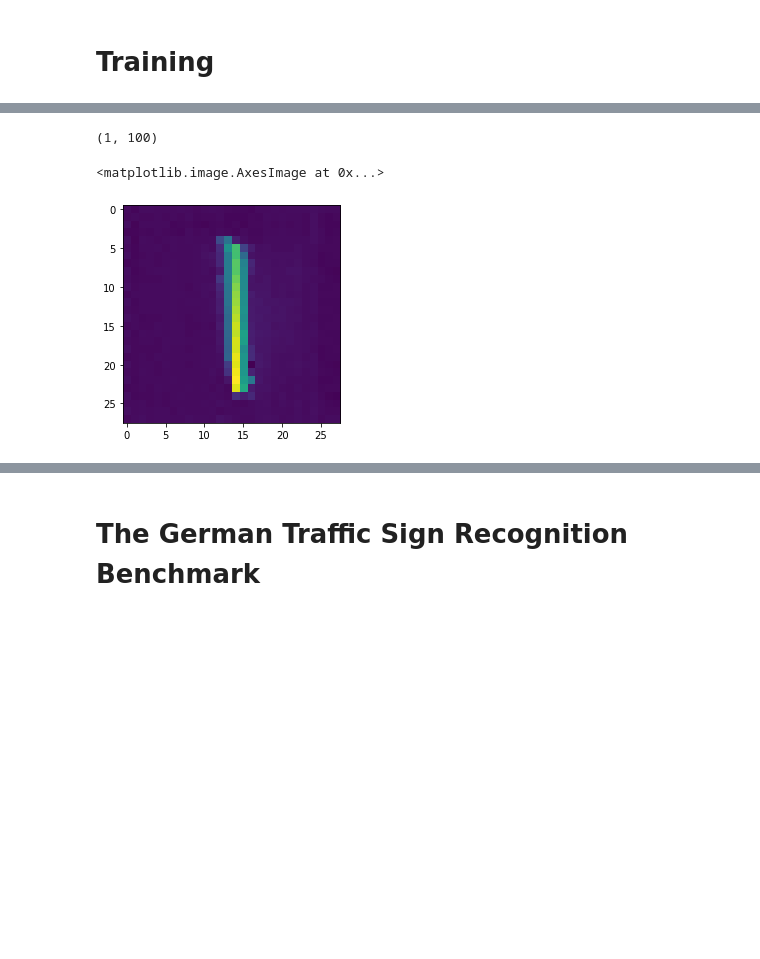
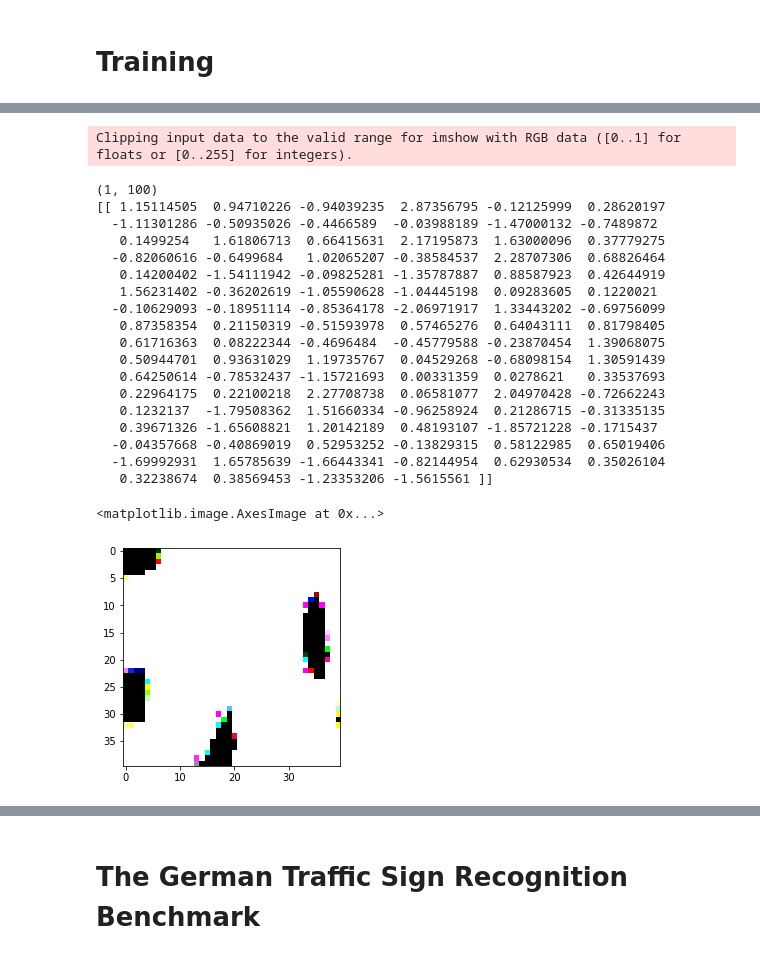
Before and after one commit to mehrotrasan16/NoisyGANMisclassifier, a Jupyter notebook: cs540-project-GANs-MNIST.ipynb, the cells around one changed output, grey strips where cells are left out. Saved outputs shown, nothing was run; the diff lists cells and outputs as text; code cells hidden in the pictures; blank space fills up the shorter version.

```diff
--- a/cs540-project-GANs-MNIST.ipynb
+++ b/cs540-project-GANs-MNIST.ipynb
@@ -101,16 +156,26 @@ def make_generator_model():
 
     model = tf.keras.Sequential()
     # H=7, W=7, filters=256  input_shape is random 100 numbers as a input
-    model.add(tf.keras.layers.Dense(7*7*256, input_shape=(100,)))
+    model.add(tf.keras.layers.Dense(10*10*256, input_shape=(100,)))
+
 
     model.add(tf.keras.layers.BatchNormalization())
-    model.add(tf.keras.layers.Reshape( (7,7,256) ))
+    model.add(tf.keras.layers.Reshape( (10,10,256) ))
+    assert model.output_shape == (None, 10, 10, 256)  # Note: None is the batch size
+
+
     model.add(tf.keras.layers.Conv2DTranspose(128, (3,3), padding='same'))
+    assert model.output_shape == (None, 10, 10, 128)
+
     model.add(tf.keras.layers.BatchNormalization())
 #     model.add(tf.keras.layers.Reshape())
     model.add(tf.keras.layers.Conv2DTranspose(64, (3,3), strides=(2,2), padding='same'))
+    assert model.output_shape == (None, 20, 20, 64)
+
     model.add(tf.keras.layers.BatchNormalization())
-    model.add(tf.keras.layers.Conv2DTranspose(1, (3,3), strides=(2,2), padding='same'))
+    model.add(tf.keras.layers.Conv2DTranspose(3, (3,3), strides=(2,2), padding='same'))
+    print(model.output_shape)
+    assert model.output_shape == (None, 40, 40, 3)
 
     return model
 # %%
@@ -173,12 +261,30 @@ train(train_dataset, 60)
 # %%
 in_digit = np.random.randn(1,100)
 print(in_digit.shape)
-# print(in_digit)
-plt.imshow(tf.reshape(generator(in_digit), (28,28)))
+print(in_digit)
+plt.imshow(tf.reshape(generator(in_digit), (40,40,3)))
 # %% [output]
-(1, 100)
+Clipping input data to the valid range for imshow with RGB data ([0..1] for floats or [0..255] for integers).
-<matplotlib.image.AxesImage at 0x...>
+(1, 100)
+[[ 1.15114505  0.94710226 -0.94039235  2.87356795 -0.12125999  0.28620197
+  -1.11301286 -0.50935026 -0.4466589  -0.03988189 -1.47000132 -0.7489872
+   0.1499254   1.61806713  0.66415631  2.17195873  1.63000096  0.37779275
+  -0.82060616 -0.6499684   1.02065207 -0.38584537  2.28707306  0.68826464
+   0.14200402 -1.54111942 -0.09825281 -1.35787887  0.88587923  0.42644919
+   1.56231402 -0.36202619 -1.05590628 -1.04445198  0.09283605  0.1220021
+  -0.10629093 -0.18951114 -0.85364178 -2.06971917  1.33443202 -0.69756099
+   0.87358354  0.21150319 -0.51593978  0.57465276  0.64043111  0.81798405
+   0.61716363  0.08222344 -0.4696484  -0.45779588 -0.23870454  1.39068075
+   0.50944701  0.93631029  1.19735767  0.04529268 -0.68098154  1.30591439
+   0.64250614 -0.78532437 -1.15721693  0.00331359  0.0278621   0.33537693
+   0.22964175  0.22100218  2.27708738  0.06581077  2.04970428 -0.72662243
+   0.1232137  -1.79508362  1.51660334 -0.96258924  0.21286715 -0.31335135
+   0.39671326 -1.65608821  1.20142189  0.48193107 -1.85721228 -0.1715437
+  -0.04357668 -0.40869019  0.52953252 -0.13829315  0.58122985  0.65019406
+  -1.69992931  1.65785639 -1.66443341 -0.82144954  0.62930534  0.35026104
+   0.32238674  0.38569453 -1.23353206 -1.5615561 ]]
+<matplotlib.image.AxesImage at 0x...>
-[figure, old version]
+[figure, new version]
 # %%
 # for digit in range(0,10):
 # #     in_digit = np.random.randn(1,100)
```
Also changed, not shown: parts of 28 cells of this notebook, 5 other files.
